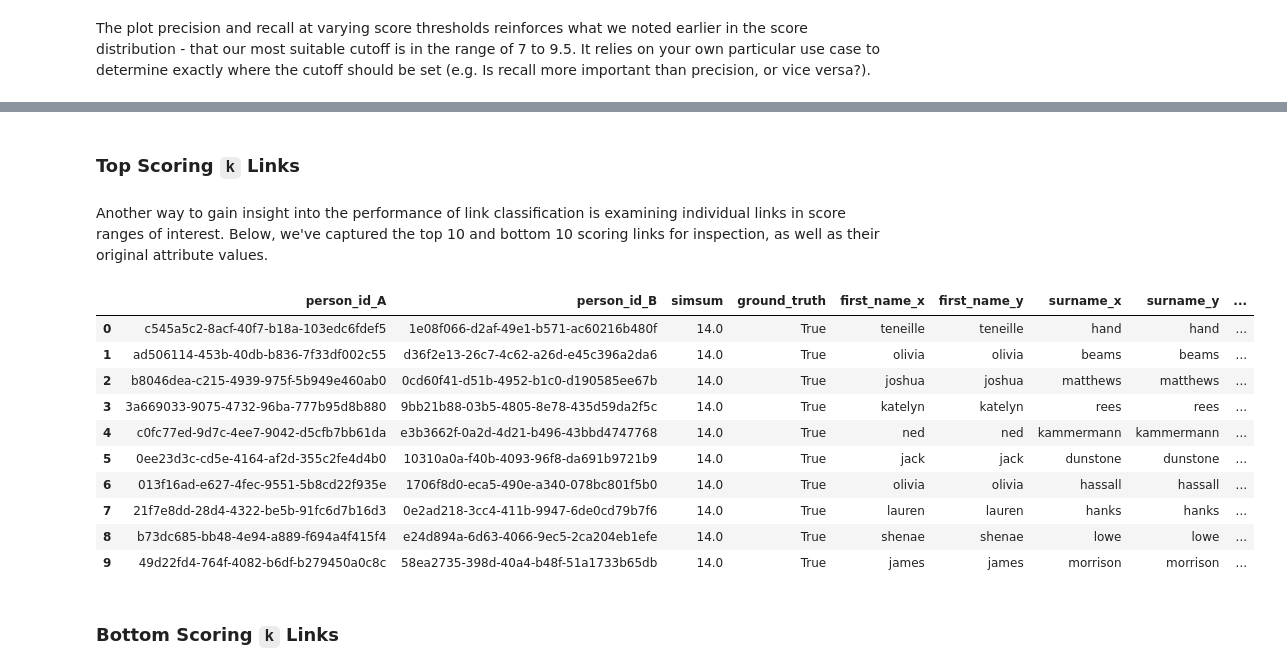
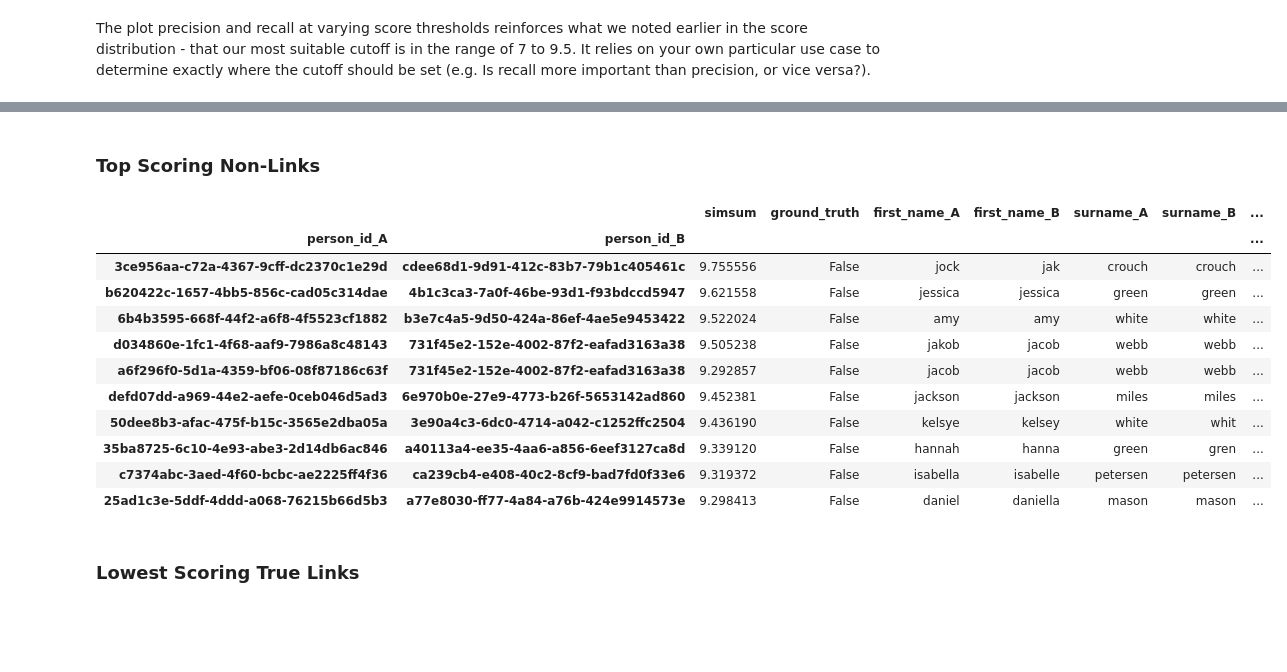
Before and after one commit to rachhouse/intro-to-data-linking, a Jupyter notebook: tutorial_notebooks/01_Link_FEBRL_Data_with_SimSum_Classification.ipynb, the cells around one changed output, grey strips where cells are left out. Saved outputs shown, nothing was run; the diff lists cells and outputs as text; code cells hidden in the pictures; blank space fills up the shorter version.

```diff
--- a/tutorial_notebooks/01_Link_FEBRL_Data_with_SimSum_Classification.ipynb
+++ b/tutorial_notebooks/01_Link_FEBRL_Data_with_SimSum_Classification.ipynb
@@ -574,32 +599,37 @@ tutorial.plot_precision_recall_vs_threshold(df_eval)
+# %%
+display_cols = [
+    "first_name", "surname",
+    "street_number", "address_1", "address_2", "suburb", "postcode", "state",
+    "date_of_birth", "age", "phone_number", "soc_sec_id",
+    "soundex_surname", "soundex_firstname",
+    "nysiis_surname", "nysiis_firstname",
+]
+
+display_cols = [[f"{col}_A", f"{col}_B"] for col in display_cols]
+display_cols = list(itertools.chain.from_iterable(display_cols))
 # %% [markdown]
-### Top Scoring `k` Links
+### Top Scoring Non-Links
-# %% [markdown]
-Another way to gain insight into the performance of link classification is examining individual links in score ranges of interest. Below, we've captured the top 10 and bottom 10 scoring links for inspection, as well as their original attribute values.
-# %%
-display_cols = [
-    "first_name", "surname",
-    "street_number", "address_1", "address_2", "suburb", "postcode", "state",
-    "date_of_birth", "age", "phone_number", "soc_sec_id",
-    "soundex_surname", "soundex_firstname",
-    "nysiis_surname", "nysiis_firstname",
-]
-
-display_cols = [[f"{col}_x", f"{col}_y"] for col in display_cols]
-display_cols = list(itertools.chain.from_iterable(display_cols))
-# %%
-with pd.option_context('display.max_columns', None):
-    display(df_top_links[["person_id_A", "person_id_B", "simsum", "ground_truth"] + display_cols])
-# %% [output]
-|  | person_id_A | person_id_B | simsum | ground_truth | first_name_x | first_name_y | surname_x | surname_y | ... |
-| 0 | c545a5c2-8acf-40f7-b18a-103edc6fdef5 | 1e08f066-d2af-49e1-b571-ac60216b480f | 14.0 | True | teneille | teneille | hand | hand | ... |
-| 1 | ad506114-453b-40db-b836-7f33df002c55 | d36f2e13-26c7-4c62-a26d-e45c396a2da6 | 14.0 | True | olivia | olivia | beams | beams | ... |
-| 2 | b8046dea-c215-4939-975f-5b949e460ab0 | 0cd60f41-d51b-4952-b1c0-d190585ee67b | 14.0 | True | joshua | joshua | matthews | matthews | ... |
-| 3 | 3a669033-9075-4732-96ba-777b95d8b880 | 9bb21b88-03b5-4805-8e78-435d59da2f5c | 14.0 | True | katelyn | katelyn | rees | rees | ... |
-| 4 | c0fc77ed-9d7c-4ee7-9042-d5cfb7bb61da | e3b3662f-0a2d-4d21-b496-43bbd4747768 | 14.0 | True | ned | ned | kammermann | kammermann | ... |
-| 5 | 0ee23d3c-cd5e-4164-af2d-355c2fe4d4b0 | 10310a0a-f40b-4093-96f8-da691b9721b9 | 14.0 | True | jack | jack | dunstone | dunstone | ... |
-| 6 | 013f16ad-e627-4fec-9551-5b8cd22f935e | 1706f8d0-eca5-490e-a340-078bc801f5b0 | 14.0 | True | olivia | olivia | hassall | hassall | ... |
-| 7 | 21f7e8dd-28d4-4322-be5b-91fc6d7b16d3 | 0e2ad218-3cc4-411b-9947-6de0cd79b7f6 | 14.0 | True | lauren | lauren | hanks | hanks | ... |
-| 8 | b73dc685-bb48-4e94-a889-f694a4f415f4 | e24d894a-6d63-4066-9ec5-2ca204eb1efe | 14.0 | True | shenae | shenae | lowe | lowe | ... |
-| 9 | 49d22fd4-764f-4082-b6df-b279450a0c8c | 58ea2735-398d-40a4-b48f-51a1733b65db | 14.0 | True | james | james | morrison | morrison | ... |
+# %%
+df_top_scoring_negatives = df_labeled_features[
+    df_labeled_features["ground_truth"] == False
+][["simsum", "ground_truth"]].sort_values("simsum", ascending=False).head(n=10)
+
+df_top_scoring_negatives = augment_scored_pairs(df_top_scoring_negatives, df_A, df_B, score_column_name="simsum")
+
+with pd.option_context('display.max_columns', None):
+    display(df_top_scoring_negatives[["simsum", "ground_truth"] + display_cols])
+# %% [output]
+|  |  | simsum | ground_truth | first_name_A | first_name_B | surname_A | surname_B | ... |
+| person_id_A | person_id_B |  |  |  |  |  |  | ... |
+| 3ce956aa-c72a-4367-9cff-dc2370c1e29d | cdee68d1-9d91-412c-83b7-79b1c405461c | 9.755556 | False | jock | jak | crouch | crouch | ... |
+| b620422c-1657-4bb5-856c-cad05c314dae | 4b1c3ca3-7a0f-46be-93d1-f93bdccd5947 | 9.621558 | False | jessica | jessica | green | green | ... |
+| 6b4b3595-668f-44f2-a6f8-4f5523cf1882 | b3e7c4a5-9d50-424a-86ef-4ae5e9453422 | 9.522024 | False | amy | amy | white | white | ... |
+| d034860e-1fc1-4f68-aaf9-7986a8c48143 | 731f45e2-152e-4002-87f2-eafad3163a38 | 9.505238 | False | jakob | jacob | webb | webb | ... |
+| a6f296f0-5d1a-4359-bf06-08f87186c63f | 731f45e2-152e-4002-87f2-eafad3163a38 | 9.292857 | False | jacob | jacob | webb | webb | ... |
+| defd07dd-a969-44e2-aefe-0ceb046d5ad3 | 6e970b0e-27e9-4773-b26f-5653142ad860 | 9.452381 | False | jackson | jackson | miles | miles | ... |
+| 50dee8b3-afac-475f-b15c-3565e2dba05a | 3e90a4c3-6dc0-4714-a042-c1252ffc2504 | 9.436190 | False | kelsye | kelsey | white | whit | ... |
+| 35ba8725-6c10-4e93-abe3-2d14db6ac846 | a40113a4-ee35-4aa6-a856-6eef3127ca8d | 9.339120 | False | hannah | hanna | green | gren | ... |
+| c7374abc-3aed-4f60-bcbc-ae2225ff4f36 | ca239cb4-e408-40c2-8cf9-bad7fd0f33e6 | 9.319372 | False | isabella | isabelle | petersen | petersen | ... |
+| 25ad1c3e-5ddf-4ddd-a068-76215b66d5b3 | a77e8030-ff77-4a84-a76b-424e9914573e | 9.298413 | False | daniel | daniella | mason | mason | ... |
 # %% [markdown]
-### Bottom Scoring `k` Links
+### Lowest Scoring True Links
```
Also changed, not shown: parts of 30 cells of this notebook, 2 other files.
